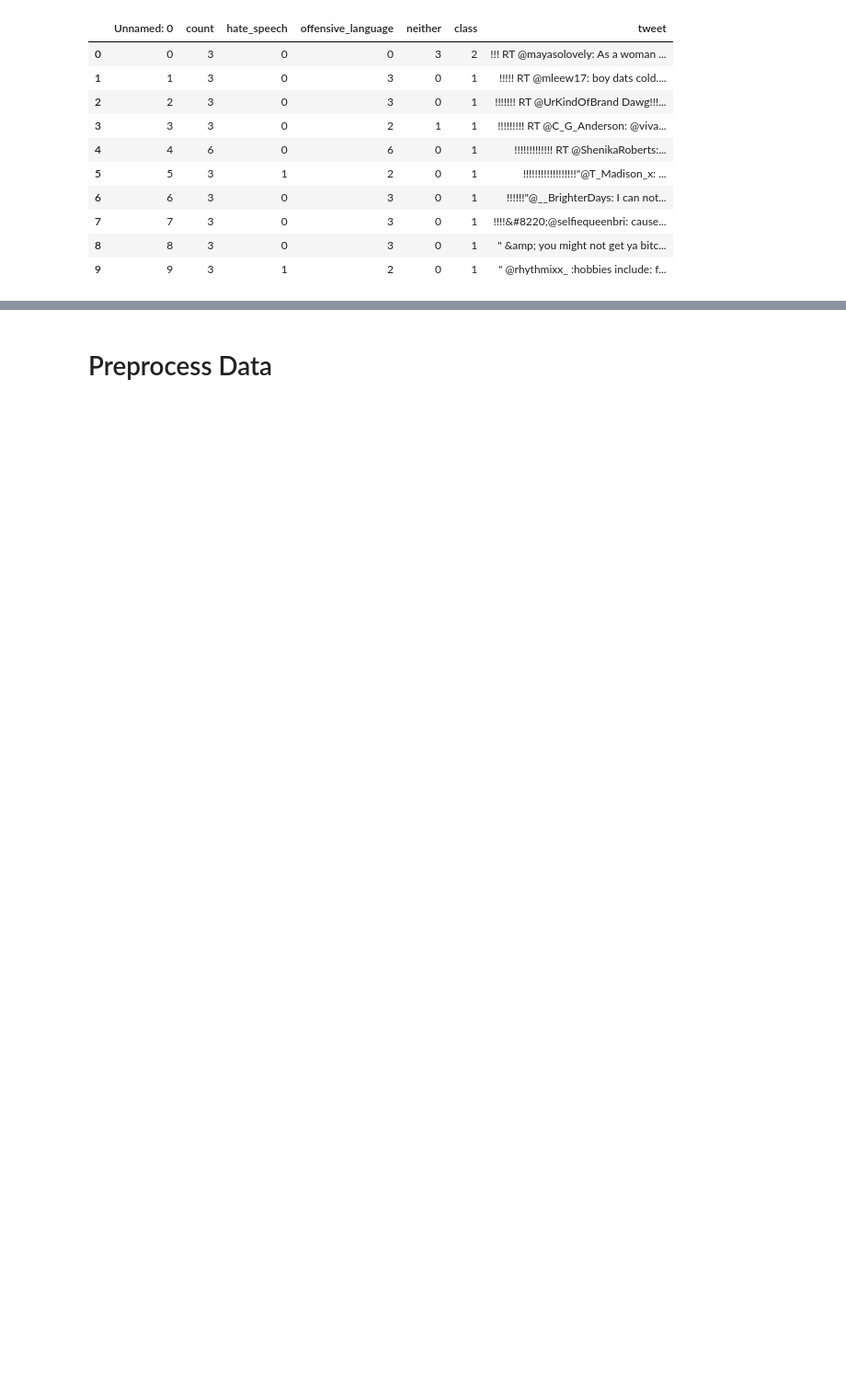
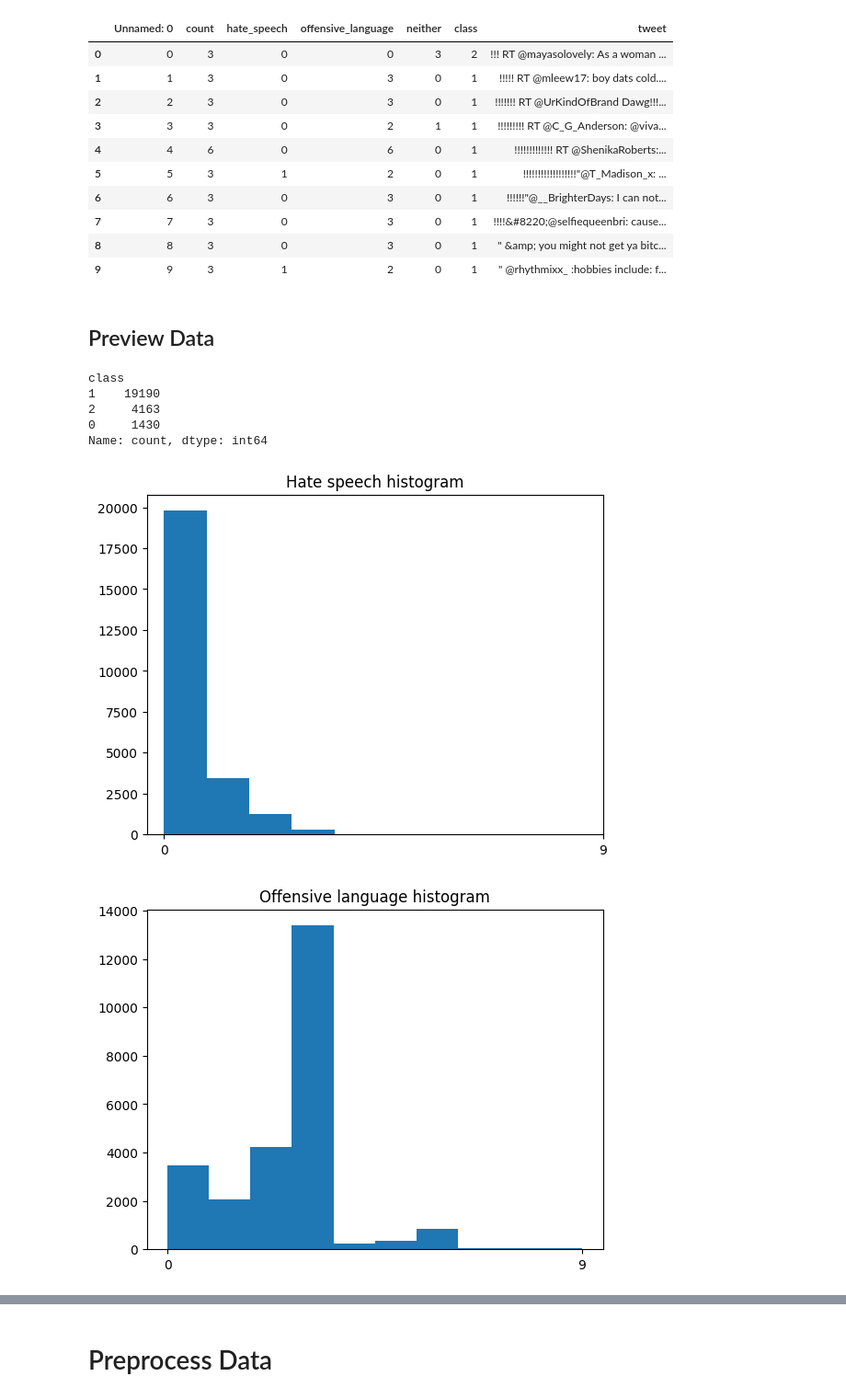
Before and after one commit to hachan97/HateSpeech_detection, a Jupyter notebook: NLP-Feature-Engineering.ipynb, the cells around one changed output, grey strips where cells are left out. Shown: that part at 92% size. Cells and saved outputs as stored; diff of their text form; code cells hidden in the pictures; blank space fills up the shorter version.

```diff
--- a/NLP-Feature-Engineering.ipynb
+++ b/NLP-Feature-Engineering.ipynb
@@ -41,3 +58,33 @@ df.head(10)
 | 7 | 7 | 3 | 0 | 3 | 0 | 1 | !!!!&#8220;@selfiequeenbri: cause... |
 | 8 | 8 | 3 | 0 | 3 | 0 | 1 | " &amp; you might not get ya bitc... |
 | 9 | 9 | 3 | 1 | 2 | 0 | 1 | " @rhythmixx_ :hobbies include: f... |
+# %% [markdown]
+## Preview Data
+# %%
+# identify the 3 uniqe classes
+df['class'].value_counts()
+# %% [output]
+class
+1    19190
+2     4163
+0     1430
+Name: count, dtype: int64
+# %%
+# Plot the distribution of each classes
+plt.hist(df['hate_speech'], bins = 8)
+plt.title('Hate speech histogram')
+plt.xticks([0,9], [0,9])
+plt.show()
+
+plt.hist(df['offensive_language'], bins = 10)
+plt.title('Offensive language histogram')
+plt.xticks([0,9], [0,9])
+plt.show()
+
+plt.hist(df['neither'], bins = 10)
+plt.title('Neither histogram')
+plt.xticks([0,9], [0,9])
+plt.show()
+# %% [output]
+[figure, added]
+[figure, added]
```
Also changed, not shown: parts of 20 cells of this notebook.
